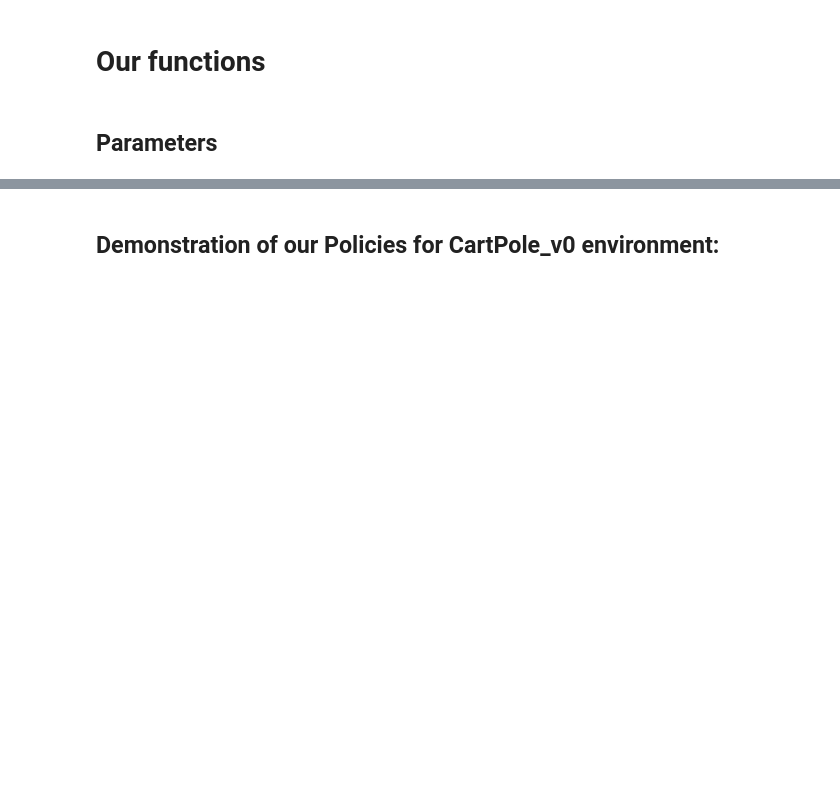
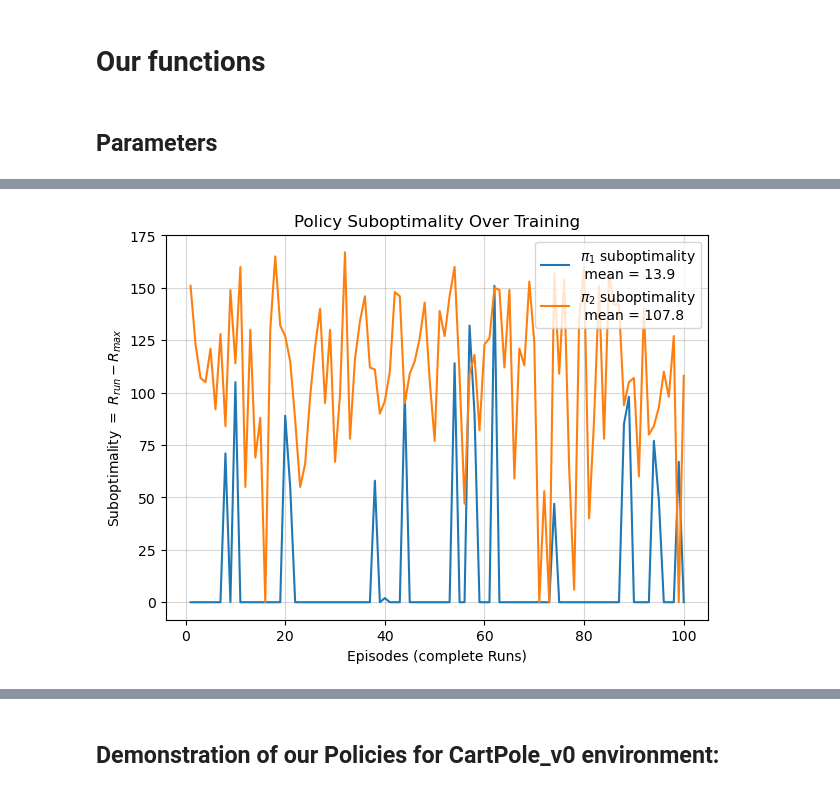
Before and after one commit to yk985/RL-RLHF, a Jupyter notebook: Gen_Policies_Fla.ipynb, the cells around one changed output, grey strips where cells are left out. Drawn from its saved outputs; the diff is of its cells as text; code cells hidden in the pictures; blank space fills up the shorter version.

Commit message:
OPPO_CartPole_v0 et v1

```diff
--- a/Gen_Policies_Fla.ipynb
+++ b/Gen_Policies_Fla.ipynb
@@ -73,0 +56,82 @@ seed_training_policies  = 42
+# %%
+# Choose environment:
+
+# env 1: CartPole-v0
+env_name='CartPole-v0'
+baseline = baseline_CartPole_v0_Fla
+target_score = 180 # for CartPole-v0
+
+# env 2: Continuous-MountainCar-v0
+# env_name='MountainCar-v0'
+# baseline = baseline_MountainCar
+# target_score = -110 # for Continuous-MountainCar-v0
+
+lr_oppo = 0.003 # learning rate for OPPO
+
+load_policies = False
+
+# ── Hyperparams for OPPO ──
+n_episodes              = 1200 # keep same “number of iterations” for fair comparison
+max_t                   = 200  # cap on steps per episode
+print_every             = 20   # print every x episodes and avg also the score for every x episodes
+gamma                   = 0.99
+
+seed_training_policies  = 42
+
+
+# ── Instantiate the two policies & optimizers for OPPO ──
+env_oppo   = gym.make(env_name)
+
+pi1_oppo = Policy_v3(state_size=env_oppo.observation_space.shape[0],
+                     action_size=env_oppo.action_space.n).to(device)
+opt1_oppo    = torch.optim.Adam(pi1_oppo.parameters(), lr=lr_oppo)
+
+pi2_oppo = Policy_v3(state_size=env_oppo.observation_space.shape[0],
+                     action_size=env_oppo.action_space.n).to(device)
+opt2_oppo   = torch.optim.Adam(pi2_oppo.parameters(), lr=lr_oppo)
+
+
+# ── Load the policies if you want to reuse them ──
+if load_policies:
+  pi1_oppo.load_state_dict(torch.load(f"pi1_oppo_{env_name}.pth"))
+
+
+# ── Run the OPPO training ──
+if not load_policies:
+  # Training the policy:
+  scores_oppo = OPPO_update(
+      policy       = pi1_oppo,
+      optimizer    = opt1_oppo,
+      env          = env_oppo,
+      baseline     = baseline,
+      n_episodes   = n_episodes,
+      max_t        = max_t,
+      gamma        = gamma,      # you can reuse your PPO γ
+      print_every  = print_every,
+      early_stop   = False,
+      seed = seed_training_policies,
+      target_score = target_score,
+      env_name= env_name,
+      display_every = False
+  )
+
+pi2_oppo.load_state_dict(torch.load(f"pi2_oppo_{env_name}.pth"))
+
+
+seed_evaluation = 26
+num_episodes = 100
+pi1_mean_reward, pi1_reward = evaluate_policy(pi1_oppo, env_oppo, n_episodes=num_episodes)
+pi2_mean_reward, pi2_reward = evaluate_policy(pi2_oppo, env_oppo, n_episodes=num_episodes)
+print("Evaluations over", num_episodes, "episodes done for both policies")
+
+plot_suboptimality(
+    pi1_reward,
+    pi2_reward,
+    max_reward=200, # for CartPole-v0
+)
+
+plot_Scores(
+    pi1_reward,
+    pi2_reward,
+)
+# %% [output]
@@ -73,0 +155 @@ seed_training_policies  = 42
+[figure, added]
```
Also changed, not shown: parts of 11 cells of this notebook.
